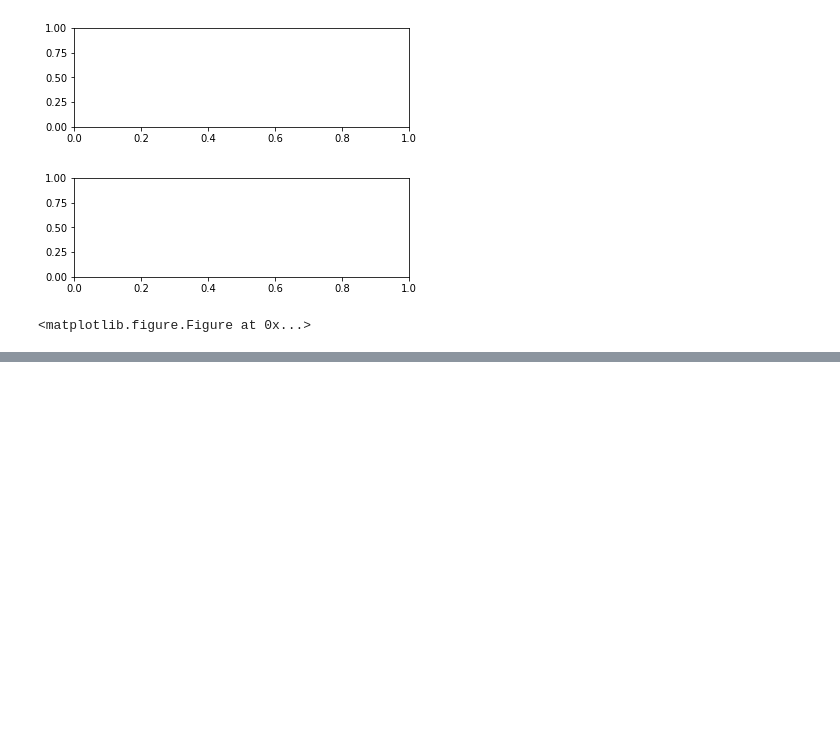
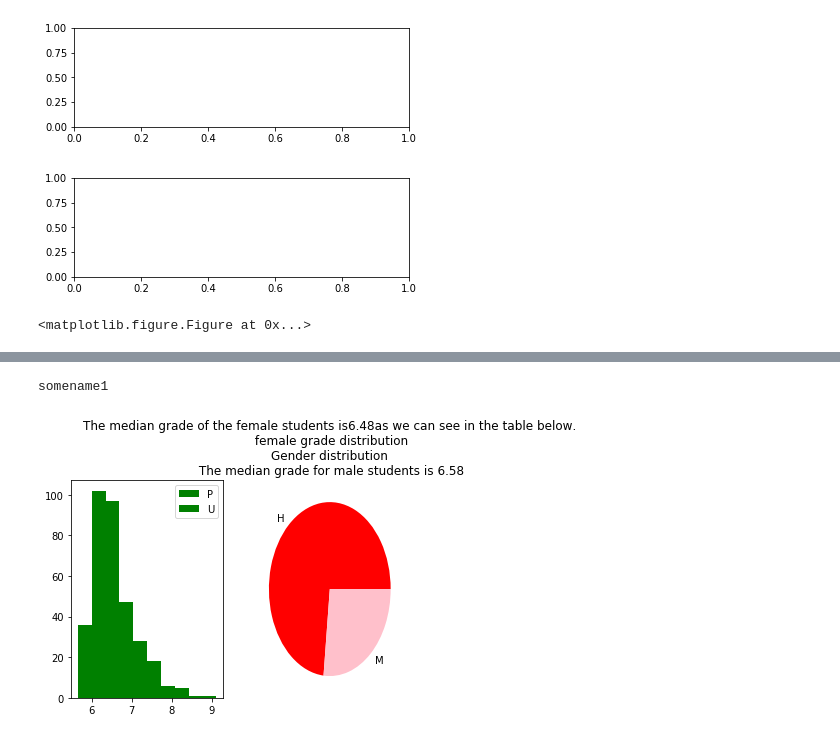
Before and after one commit to jorses/tfg, a Jupyter notebook: notebooks/test_notas.ipynb, the cells around one changed output, grey strips where cells are left out. Drawn from its saved outputs; the diff is of its cells as text; code cells hidden in the pictures; blank space fills up the shorter version.

```diff
--- a/notebooks/test_notas.ipynb
+++ b/notebooks/test_notas.ipynb
@@ -343,0 +331,20 @@ typ
+# %%
+def write_pdf(fname, figures):
+    for fig in figures:
+        fig.savefig("somename1.png")
+
+repo_delegate = generate_delegate_report(gender_delegate, df)
+
+a = create_10_reports(repo_delegate)
+report = givemefigures(a[0][0],a[0][2])
+i=0
+title = "somename1"
+i+=1
+print(title)
+#for f in report:
+#    print(f.dpi)
+# take axe
+write_pdf(title,[report])
+# %% [output]
+somename1
+[figure, added]
```
Also changed, not shown: parts of 8 cells of this notebook, 5 other files.
